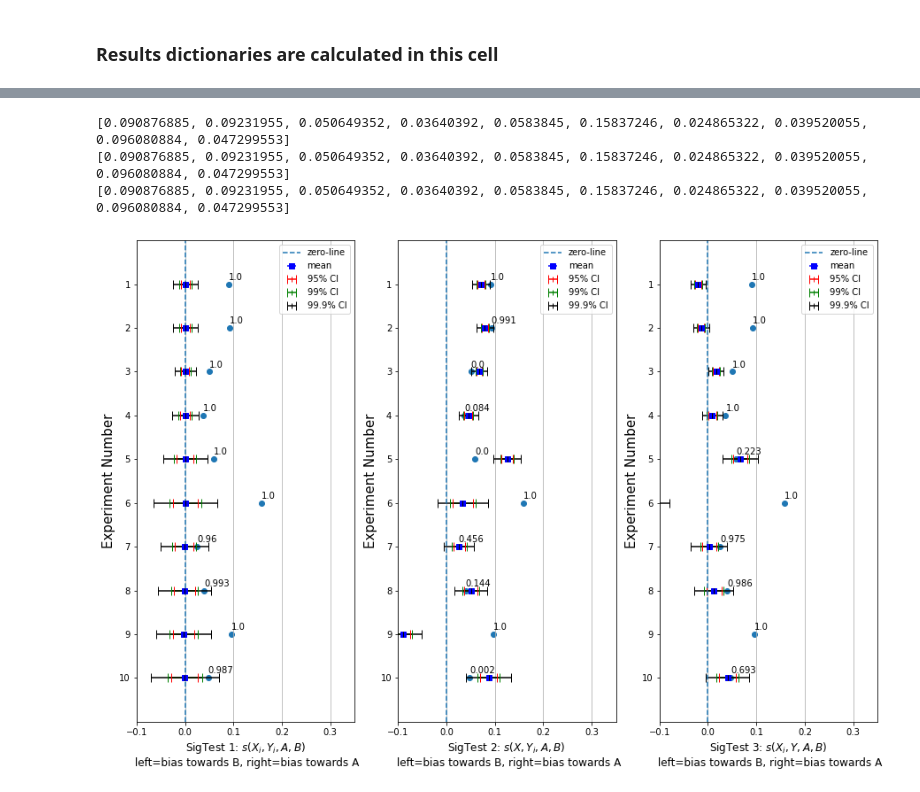
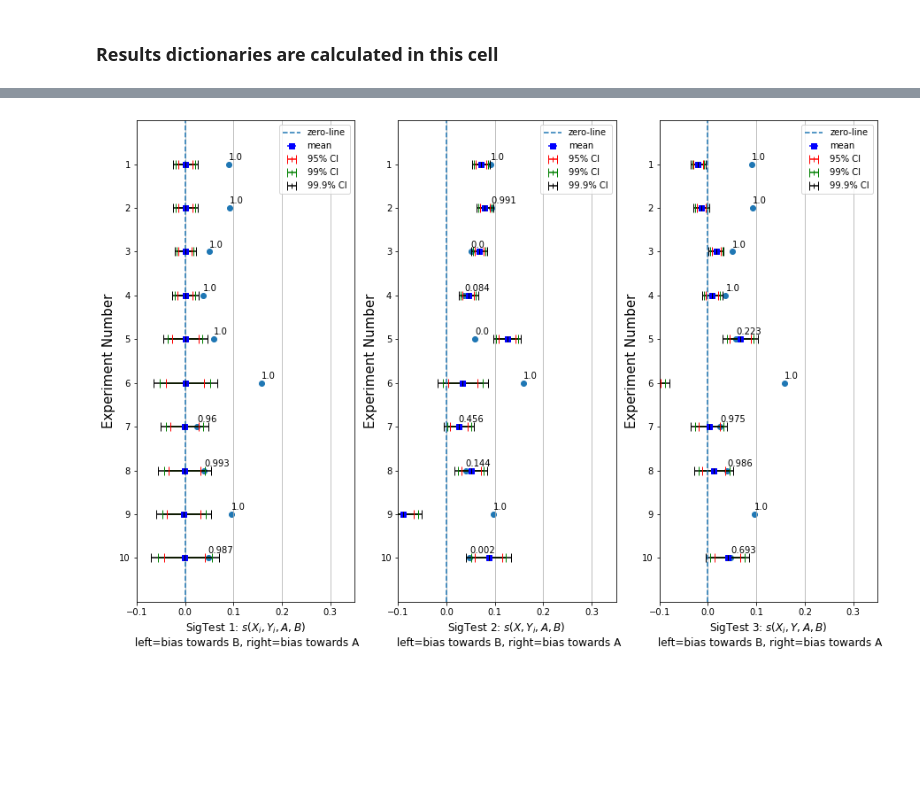
Before and after one commit to danieljsmarda/WordEmbeddingAssociationTestAnalysis, a Jupyter notebook: notebooks/SigTestViz.ipynb, the cells around one changed output, grey strips where cells are left out. Saved outputs shown, nothing was run; the diff lists cells and outputs as text; code cells hidden in the pictures; blank space fills up the shorter version.

Commit message:
ST_Viz nb: Organize order of code in plot fncns
Group loading code and actual matplotlib plot calls
together within cells.

```diff
--- a/notebooks/SigTestViz.ipynb
+++ b/notebooks/SigTestViz.ipynb
@@ -93,25 +93,23 @@ exp_nums = [i for i in range(1,11)]
 
 for test_num in range(1,4):
     ax = axs[test_num - 1]
+    y = [i for i in range(1,11)]
     test_stats = [results_dict[exp_num]['second']['test_statistic'] for exp_num in exp_nums]
     means = [np.mean(results_dict[exp_num]['second'][f'sigtest_dist_{test_num}']) for exp_num in exp_nums]
-    print(f'Means: {means}')
-    y = [i for i in range(1,11)]
     errors_95 = [results_dict[exp_num]['second']['errorbar_values'][f'sigtest_{test_num}']['95'] for exp_num in exp_nums]
     errors_99 = [results_dict[exp_num]['second']['errorbar_values'][f'sigtest_{test_num}']['99'] for exp_num in exp_nums]
     errors_999 = [results_dict[exp_num]['second']['errorbar_values'][f'sigtest_{test_num}']['99.9'] for exp_num in exp_nums]
+    p_values = [results_dict[exp_num]['second']['sigtest_pvalues'][f'sigtest_{test_num}'] for exp_num in exp_nums]
+    dists = [results_dict[exp_num]['second'][f'sigtest_dist_{test_num}'] for exp_num in exp_nums]
+
 
     ax.errorbar(means, y, xerr=0, fmt='s', color='b', label='mean')
     ax.errorbar(means, y, xerr=errors_95, fmt='|', color='r', capsize=5, label='95% CI')
     ax.errorbar(means, y, xerr=errors_99, fmt='|', color='g', capsize=5, label='99% CI')
     ax.errorbar(means, y, xerr=errors_999, fmt='|', color='k', capsize=5, label='99.9% CI')
     ax.scatter(test_stats, y)
-    dists = [results_dict[exp_num]['second'][f'sigtest_dist_{test_num}'] for exp_num in exp_nums]
     ax.axvline(0, label='zero-line', linestyle='--')
 
-    p_values = [get_p_value(results_dict[exp_num]['second'][f'sigtest_dist_{test_num}'], test_stats[exp_num-1]) \
-                            for exp_num in exp_nums]
-    p_values_dict[test_num] = p_values
     annotate_points(ax, p_values, test_stats, [c+Y_ANNOTATION_OFFSET for c in y])
     add_axes_obj_labels(ax, test_num)
 
@@ -133,38 +128,34 @@ X_AXIS_LIMITS = [-0.1, 0.35]
 Y_AXIS_LIMITS = [11,0]
 Y_ANNOTATION_OFFSET = -0.1
 exp_nums = [i for i in range(1,11)]
 
 for test_num in range(1,4):
     ax = axs[test_num - 1]
+    y = [i for i in range(1,11)]
     test_stats = [results_dict[exp_num]['second']['test_statistic'] for exp_num in exp_nums]
-    print(test_stats)
     means = [np.mean(results_dict[exp_num]['second'][f'sigtest_dist_{test_num}']) for exp_num in exp_nums]
-    y = [i for i in range(1,11)]
     errors_95 = [results_dict[exp_num]['second']['errorbar_values'][f'sigtest_{test_num}']['95'] for exp_num in exp_nums]
     errors_99 = [results_dict[exp_num]['second']['errorbar_values'][f'sigtest_{test_num}']['99'] for exp_num in exp_nums]
     errors_999 = [results_dict[exp_num]['second']['errorbar_values'][f'sigtest_{test_num}']['99.9'] for exp_num in exp_nums]
+    p_values = [results_dict[exp_num]['second']['sigtest_pvalues'][f'sigtest_{test_num}'] for exp_num in exp_nums]
+    dists = [results_dict[exp_num]['second'][f'sigtest_dist_{test_num}'] for exp_num in exp_nums]
 
     ax.errorbar(means, y, xerr=0, fmt='s', color='b', label='mean')
     ax.errorbar(means, y, xerr=errors_95, fmt='|', color='r', capsize=5, label='95% CI')
     ax.errorbar(means, y, xerr=errors_99, fmt='|', color='g', capsize=5, label='99% CI')
     ax.errorbar(means, y, xerr=errors_999, fmt='|', color='k', capsize=5, label='99.9% CI')
     ax.scatter(test_stats, y)
     dists = [results_dict[exp_num]['second'][f'sigtest_dist_{test_num}'] for exp_num in exp_nums]
     ax.axvline(0, label='zero-line', linestyle='--')
 
-    p_values = [get_p_value(results_dict[exp_num]['second'][f'sigtest_dist_{test_num}'], test_stats[exp_num-1]) \
-                            for exp_num in exp_nums]
     annotate_points(ax, p_values, test_stats, [c+Y_ANNOTATION_OFFSET for c in y])
     add_axes_obj_labels(ax, test_num)
 
     ax.set_xlim(X_AXIS_LIMITS)
     ax.set_yticks(y)
     ax.set_ylim(Y_AXIS_LIMITS)
     ax.legend()
     ax.xaxis.grid()
 plt.savefig(SIGTEST_HORIZONTAL_IMAGE_FILEPATH)
 # %% [output]
-[0.090876885, 0.09231955, 0.050649352, 0.03640392, 0.0583845, 0.15837246, 0.024865322, 0.039520055, 0.096080884, 0.047299553]
-[0.090876885, 0.09231955, 0.050649352, 0.03640392, 0.0583845, 0.15837246, 0.024865322, 0.039520055, 0.096080884, 0.047299553]
-[0.090876885, 0.09231955, 0.050649352, 0.03640392, 0.0583845, 0.15837246, 0.024865322, 0.039520055, 0.096080884, 0.047299553]
-[figure, old version]
+[figure, new version]
```
Also changed, not shown: parts of 2 cells of this notebook, 1 other file.
